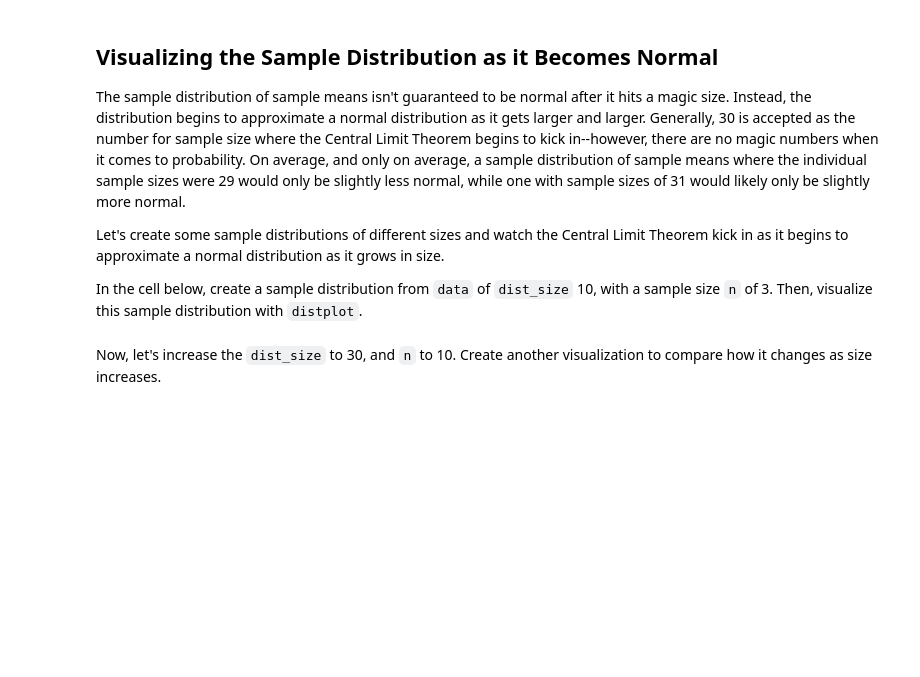
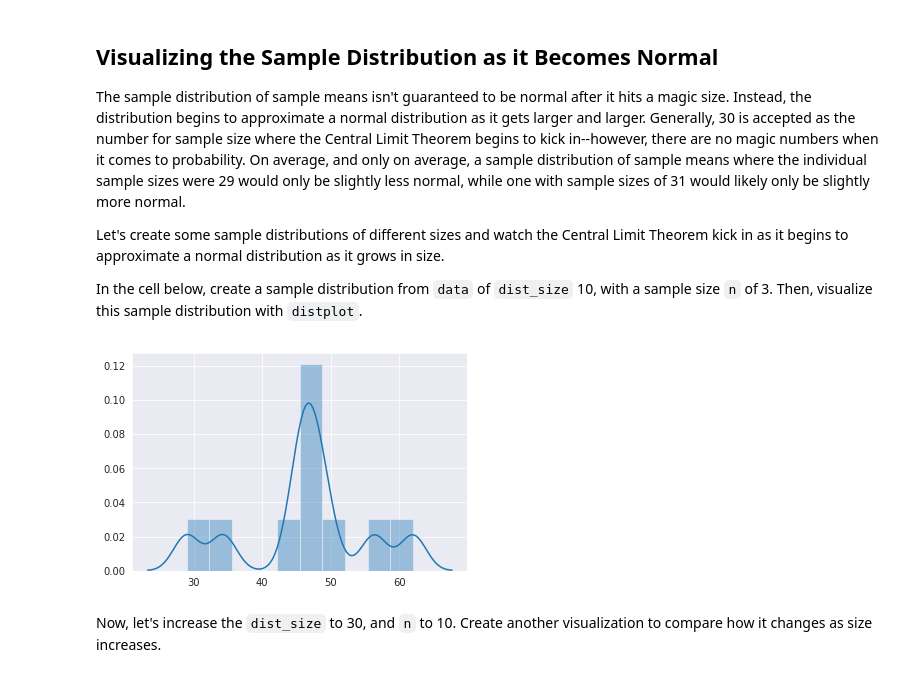
Before and after one commit to kevintheduu/dsc-2-19-13-central-limit-theorem-lab-seattle-ds-career-040119, a Jupyter notebook: index.ipynb, the cells around one changed output. Cells and saved outputs as stored; diff of their text form; code cells hidden in the pictures; blank space fills up the shorter version.

```diff
--- a/index.ipynb
+++ b/index.ipynb
@@ -119,6 +119,9 @@ Let's create some sample distributions of different sizes and watch the Central
 In the cell below, create a sample distribution from `data` of `dist_size` 10, with a sample size `n` of 3. Then, visualize this sample distribution with `distplot`.
 # %%
 tensamples = create_sample_distribution(data,10,3)
+sns.distplot(tensamples);
+# %% [output]
+[figure, added]
 # %% [markdown]
 Now, let's increase the `dist_size` to 30, and `n` to 10.  Create another visualization to compare how it changes as size increases.
 # %% [markdown]
```
